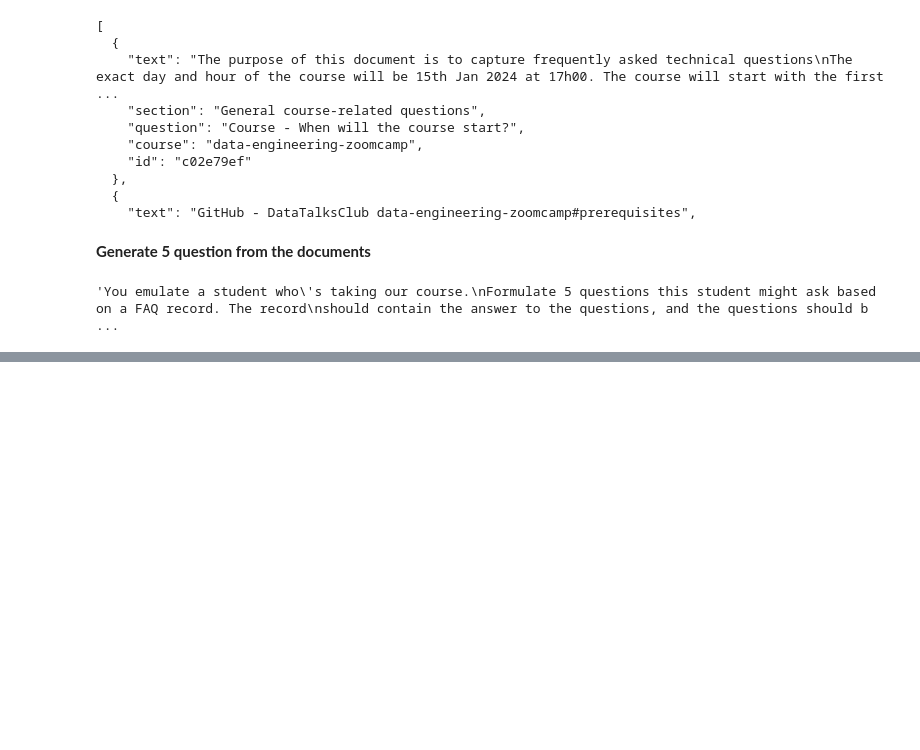
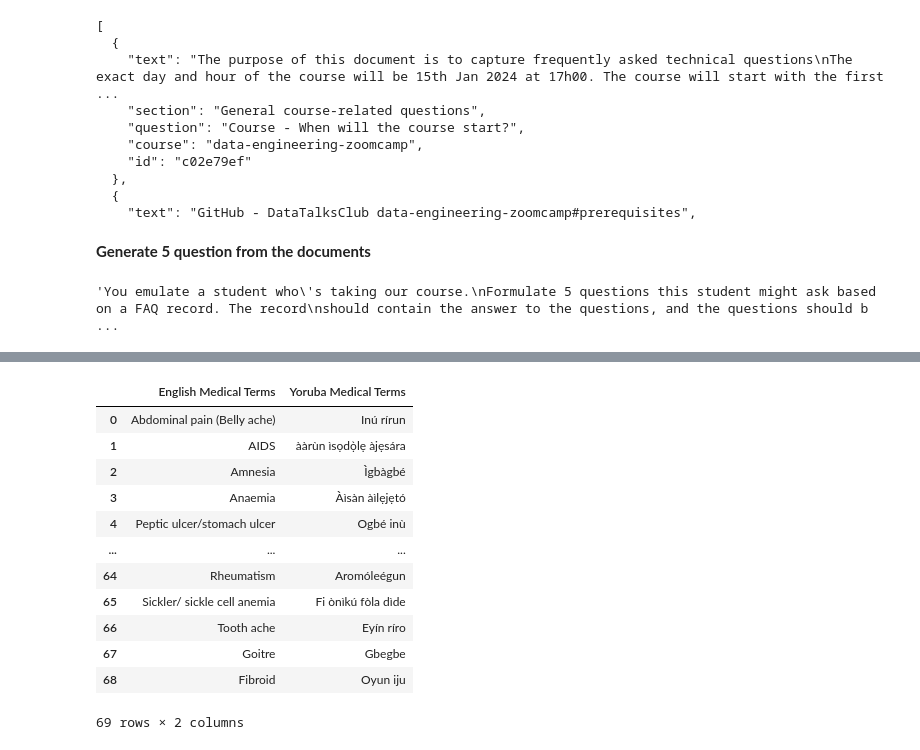
Before and after one commit to omogbolahan94/Vector-Database, a Jupyter notebook: LLM_vector_database.ipynb, the cells around one changed output, grey strips where cells are left out. Cells and saved outputs as stored; diff of their text form; code cells hidden in the pictures; blank space fills up the shorter version.

```diff
--- a/LLM_vector_database.ipynb
+++ b/LLM_vector_database.ipynb
@@ -438,0 +483,11 @@ NameError: name 'genai' is not defined
+# %%
+# Send a GET request to the URL
+response = requests.get(url)
+
+# Check if the request was successful
+if response.status_code == 200:
+    # Parse the HTML content
+    soup = BeautifulSoup(response.content, "html.parser")
+    print('Successful [200]')
+else:
+    print(f"Failed to retrieve the webpage. Status code: {response.status_code}")
@@ -438,0 +496,10 @@ NameError: name 'genai' is not defined
+# %%
+cls ="td-post-content"
+
+content = soup.find("div", class_="td-post-content").find_all("p")
+# %%
+result = []
+for i, paragraph in enumerate(content):
+    if i > 2 and i < 72:
+        text = paragraph.get_text().replace('-', '–').replace(':', '–').strip().split('–')
+        result.append((text[0].strip(), text[1].strip()))
@@ -438,0 +529,18 @@ NameError: name 'genai' is not defined
+# %%
+df = pd.DataFrame(result, columns=['English Medical Terms', 'Yoruba Medical Terms'])
+# %%
+df
+# %% [output]
+|  | English Medical Terms | Yoruba Medical Terms |
+| 0 | Abdominal pain (Belly ache) | Inú rírun |
+| 1 | AIDS | ààrùn ìsọdọ̀lẹ àjẹsára |
+| 2 | Amnesia | Ìgbàgbé |
+| 3 | Anaemia | Àìsàn àìlẹjẹtó |
+| 4 | Peptic ulcer/stomach ulcer | Ogbé inù |
+| ... | ... | ... |
+| 64 | Rheumatism | Aromóleégun |
+| 65 | Sickler/ sickle cell anemia | Fi ònìkú fòla dìde |
+| 66 | Tooth ache | Eyín ríro |
+| 67 | Goitre | Gbegbe |
+| 68 | Fibroid | Oyun iju |
+69 rows × 2 columns
```
Also changed, not shown: parts of 23 cells of this notebook.
